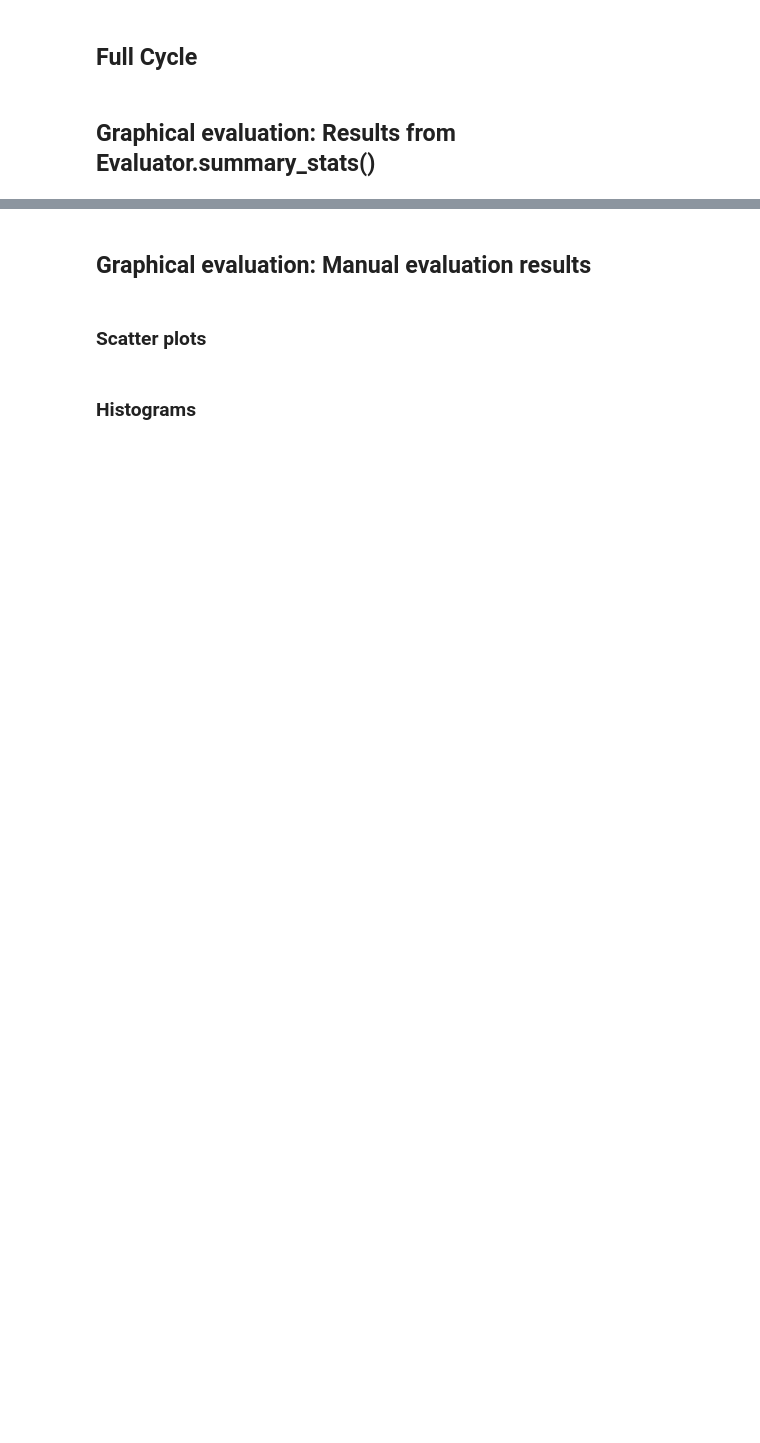
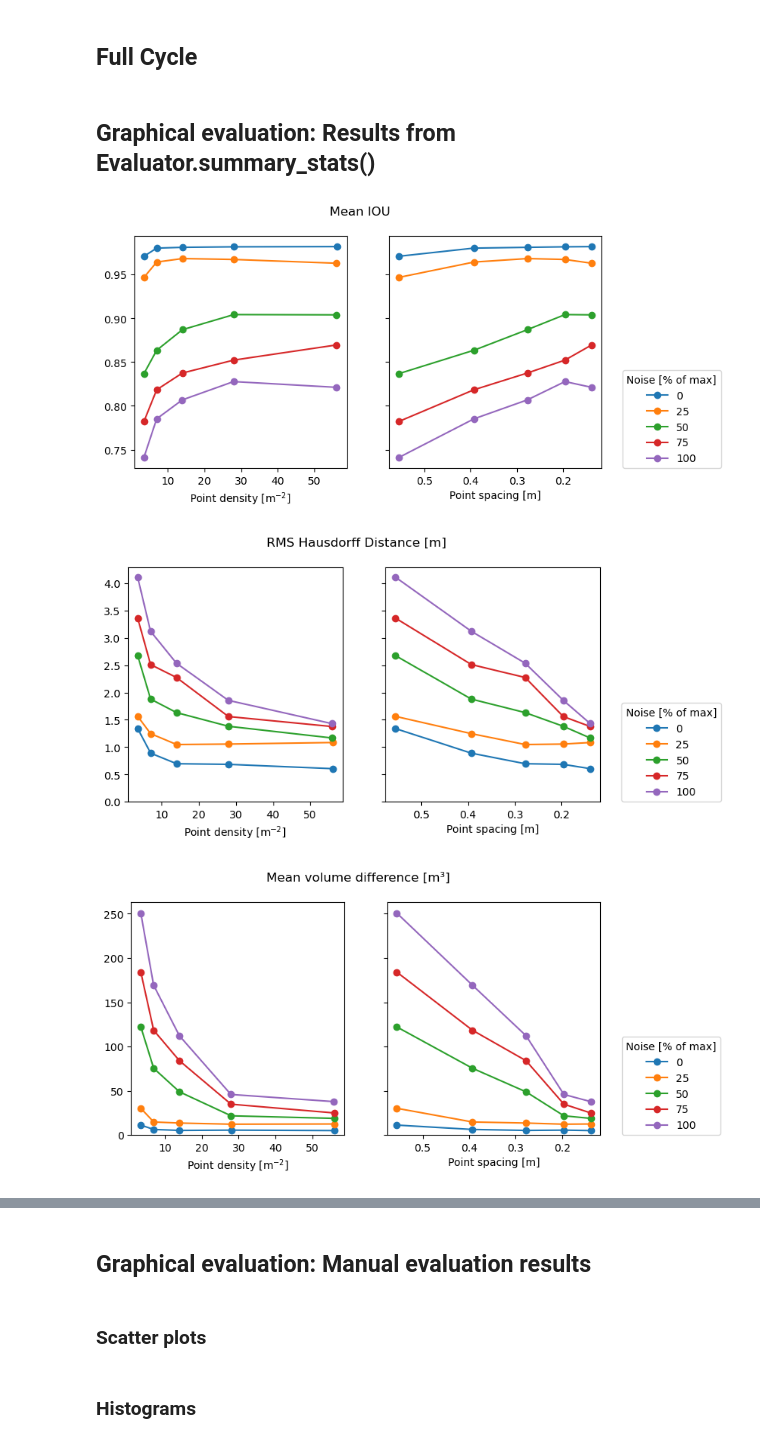
Before and after one commit to florifal/city-to-scan-to-city, a Jupyter notebook: testing.ipynb, the cells around one changed output, grey strips where cells are left out. Saved outputs shown, nothing was run; the diff lists cells and outputs as text; code cells hidden in the pictures; blank space fills up the shorter version.

Commit message:
Update preliminary graphical evaluation

```diff
--- a/testing.ipynb
+++ b/testing.ipynb
@@ -103,5 +99,5 @@ Finished 'setup_evaluation' for scenario_024 after 0:00:00.050596.
 # %%
-e.run_step(Scenario.run_evaluation, evaluator_selection="geoflow_output")
+e.run_step(Scenario.run_evaluation, evaluator_selection="height")
 # %% [output]
 Running 'run_evaluation' for scenario_000 ...
 
@@ -123,5 +119,4 @@ Finished 'run_evaluation' for scenario_024 after 0:00:01.753381.
 # %%
 e.compute_summary_statistics()
 # %%
-for name, s in e.scenarios.items():
-    s.concat_evaluation_results()
+e.run_step(Scenario.concat_evaluation_results)
@@ -181,15 +222,18 @@ e.compute_summary_statistics()
 # %%
-def eval_plot(ax, x, y, error_steps=error_steps):
+def eval_plot(ax, x, y, error_steps=error_steps, xlabel=True, ylabel=True):
     for i, fraction in enumerate(error_steps):
         std_horizontal_error = float(Decimal(str(fraction)) * Decimal(str(std_horizontal_max)))
         slice = e.summary_stats[e.summary_stats.std_horizontal_error == std_horizontal_error]
-        ax.plot(slice[x], slice[y], label=str(fraction), marker="o")
+        ax.plot(slice[x], slice[y], label=str(int(fraction*100)), marker="o")
 
-    ax.legend()
-    ax.set_xlabel(x)
-    ax.set_ylabel(y)
+    if xlabel:
+        ax.set_xlabel(axis_labels[x] if x in axis_labels.keys() else x)
+    if ylabel:
+        ax.set_ylabel(axis_labels[y] if y in axis_labels.keys() else y)
 
-    if y in ["hausdorff_22_rms", "hausdorff_22_mean", "area_diff_22_mean_abs", "volume_diff_22_mean_abs"]:
+
+    # if y in ["hausdorff_22_rms", "hausdorff_22_mean", "area_22_mean_abs_diff", "volume_22_mean_abs_diff", "n_faces_22_mean"]:
+    if "iou_" not in y:
         ax.set_ylim(bottom=0)
 
     if x in ["point_spacing_along", "point_spacing_across"]:
@@ -204,4 +250,22 @@ def eval_plot_multi(xs, ys):
+# %%
+def eval_plot_row(xs, y, title=False):
+    fig, axs = plt.subplots(nrows=1, ncols=len(xs), sharex="col", sharey="row", figsize=(4*len(xs), 4))
+
+    for j, x in enumerate(xs):
+        eval_plot(axs[j], x, y, ylabel=(not title))
+        if j == len(xs)-1:
+            axs[j].legend(title="Noise [% of max]", loc=(1.1, 0))
+
+    if title:
+        fig.suptitle(titles[y] if y in titles.keys() else y)
 # %%
 xs = ["density_overall", "point_spacing_along"]
-ys = ["iou_22_mean", "hausdorff_22_rms", "volume_diff_22_mean_abs", "area_diff_22_mean_abs", "n_faces_22_mean"]
-eval_plot_multi(xs, ys)
+ys = ["iou_22_mean", "hausdorff_22_rms", "volume_22_mean_abs_diff", "volume_22_mean_norm_abs_diff", "volume_22_norm_mean_abs_diff", "area_22_mean_abs_diff", "area_22_mean_norm_abs_diff", "area_22_norm_mean_abs_diff", "h_70p_mean_abs_diff", "h_70p_mean_norm_abs_diff", "n_faces_22_mean"]
+# eval_plot_multi(xs, ys)
+
+for y in ys:
+    eval_plot_row(xs, y, title=True)
+# %% [output]
+[figure, added]
+[figure, added]
+[figure, added]
```
Also changed, not shown: parts of 12 cells of this notebook.
